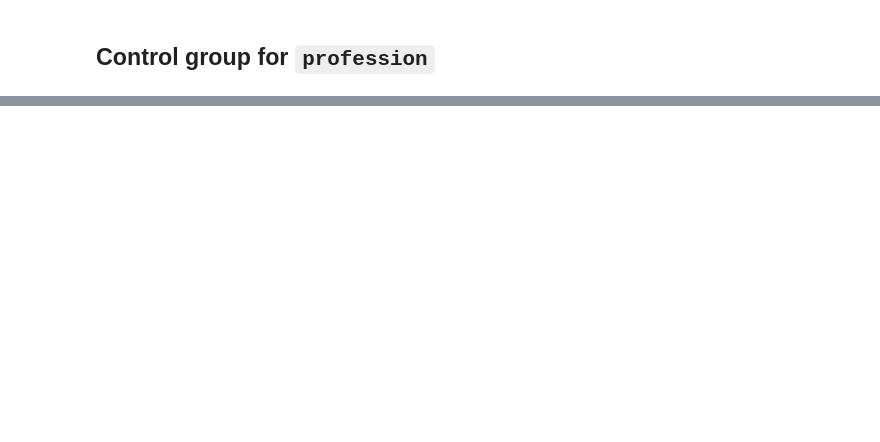
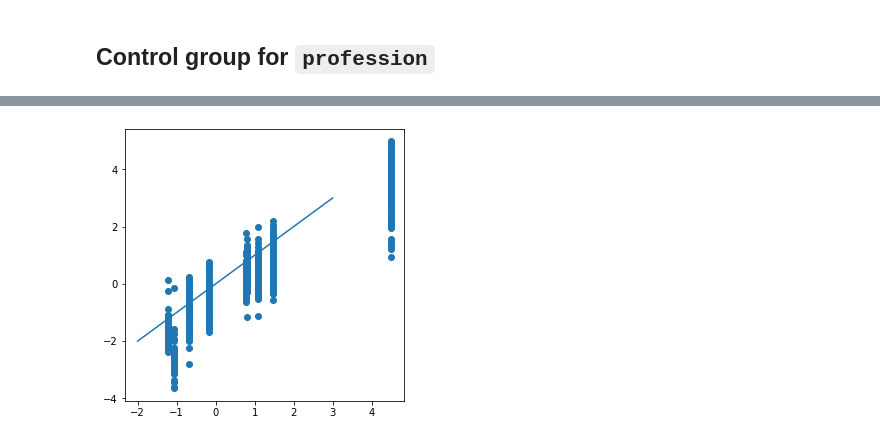
Before and after one commit to kinit-sk/bias-methodology, a Jupyter notebook: src/_stereoset.ipynb, the cells around one changed output, grey strips where cells are left out. Drawn from its saved outputs; the diff is of its cells as text; code cells hidden in the pictures; blank space fills up the shorter version.

```diff
--- a/src/_stereoset.ipynb
+++ b/src/_stereoset.ipynb
@@ -419,100 +302,14 @@ plt.plot([-2, 3], [-2, 3])
 # %% [markdown]
 ## Control group for `profession`
 # %%
-from itertools import count
-import json
-import os
+from score import stereo_score
 
-professions = ['barber', 'coach', 'businessperson', 'football player', 'construction worker', 'manager', 'CEO',
-               'accountant', 'commander', 'firefighter', 'mover', 'software developer', 'guard', 'baker', 'doctor',
-               'athlete', 'artist', 'dancer', 'mathematician', 'janitor', 'carpenter', 'mechanic', 'actor', 'handyman',
-               'musician', 'detective', 'politician', 'entrepreneur', 'model', 'opera singer', 'chief', 'lawyer',
-               'farmer', 'writer', 'librarian', 'army', 'real-estate developer', 'broker', 'scientist', 'butcher',
-               'electrician', 'prosecutor', 'banker', 'cook', 'hairdresser', 'prisoner', 'plumber', 'attourney',
-               'boxer', 'chess player', 'priest', 'swimmer', 'tennis player', 'supervisor', 'attendant', 'housekeeper',
-               'maid', 'producer', 'researcher', 'midwife', 'judge', 'umpire', 'bartender', 'economist', 'physicist',
-               'psychologist', 'theologian', 'salesperson', 'physician', 'sheriff', 'cashier', 'assistant',
-               'receptionist', 'editor', 'engineer', 'comedian', 'painter', 'civil servant', 'diplomat', 'guitarist',
-               'linguist', 'poet', 'laborer', 'teacher', 'delivery man', 'realtor', 'pilot', 'professor ', 'chemist',
-               'historian', 'pensioner', 'performing artist', 'singer', 'secretary', 'auditor ', 'counselor',
-               'designer', 'soldier', 'journalist', 'dentist', 'analyst', 'nurse', 'tailor', 'waiter', 'author',
-               'architect', 'academic', 'director', 'illustrator', 'clerk', 'policeman', 'chef', 'photographer',
-               'drawer', 'cleaner', 'pharmacist', 'pianist', 'composer', 'handball player', 'sociologist']
+dt = get_dataset_by_name('stereoset-profession-cotrol', tokenizer)
+dt = dt[:1000]
 
-path = os.path.join(shared_drive, 'datasets', 'stereoset.json')
-dt = json.load(open(path))['data']['intrasentence']
-dt = (
-    sam['sentences']
-    for sam in dt
-    if sam['bias_type'] == 'profession'
-)
-dt = [
-    (
-        next(sen['sentence'] for sen in sam if sen['gold_label'] == 'stereotype'),
-        next(sen['sentence'] for sen in sam if sen['gold_label'] == 'anti-stereotype'),
-    )
-    for sam in dt
-]
-
-# sample -> word from the list above that describes the group
-subjects = {
-    sam: max(
-        [
-            term
-            for term in professions
-            if term.lower() in sam[0].lower() and term.lower() in sam[1].lower()
-        ],
-        key=len,
-        default=None,
-    )
-    for sam in dt
-}
-
-# sample -> positions of the subject word in both sentences
-pos = {
-    sam: (
-        sam[0].lower().index(subject.lower()),
-        sam[1].lower().index(subject.lower()),
-    )
-    for sam, subject in subjects.items()
-    if subject
-}
-
-
-def alter(sen, old_subject, new_subject, pos):
-    if sen[pos].isupper():
-        new_subject = new_subject[0].upper() + new_subject[1:]
-    return sen[:pos] + new_subject + sen[pos + len(old_subject):]
-
-
-def add_brackets(sample):
-    """
-    Add <brackets> to the diff word between s0 and s1
-    """
-    s0, s1 = sample[0].split(), sample[1].split()
-    df = next(i for i in count() if s0[i] != s1[i])
-    for s in (s0, s1):
-        s[df] = '<' + s[df] + '>'
-        for punct in {'.', '!', '?', ',', '\"'}:
-            s[df] = s[df].replace(punct + '>', '>' + punct)
-    return ' '.join(s0), ' '.join(s1)
-
-
-x = []
-y = []
-
-for sam in list(pos.keys())[:50]:
-    buf = []
-    bracket_sam = add_brackets(sam)
-    x.append(pair_score(bracket_sam[0], bracket_sam[1], tokenizer, model))
-    for new_subject in professions[:50]:
-        new_sample = (
-            alter(sam[0], subjects[sam], new_subject, pos[sam][0]),
-            alter(sam[1], subjects[sam], new_subject, pos[sam][1]),
-        )
-        new_sample = add_brackets(new_sample)
-        buf.append(pair_score(new_sample[0], new_sample[1], tokenizer, model))
-    y.append(sum(buf) / len(buf))
+x = stereo_score(dt, tokenizer, model)
+y = stereo_score(dt, tokenizer, model, swap=True)
 
 plt.scatter(x, y)
 plt.plot([-2, 3], [-2, 3])
+# %% [output]
@@ -518,0 +323 @@ plt.plot([-2, 3], [-2, 3])
+[figure, added]
```
Also changed, not shown: parts of 9 cells of this notebook, 24 other files.
